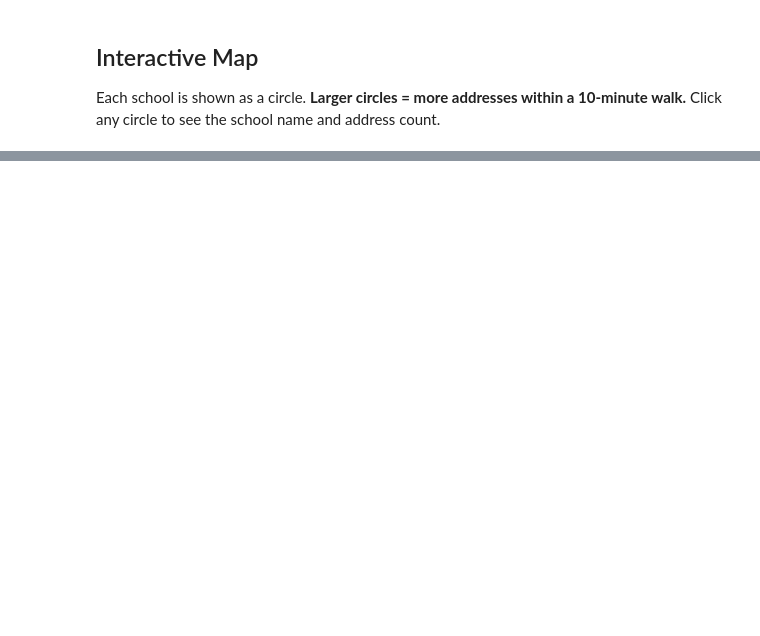
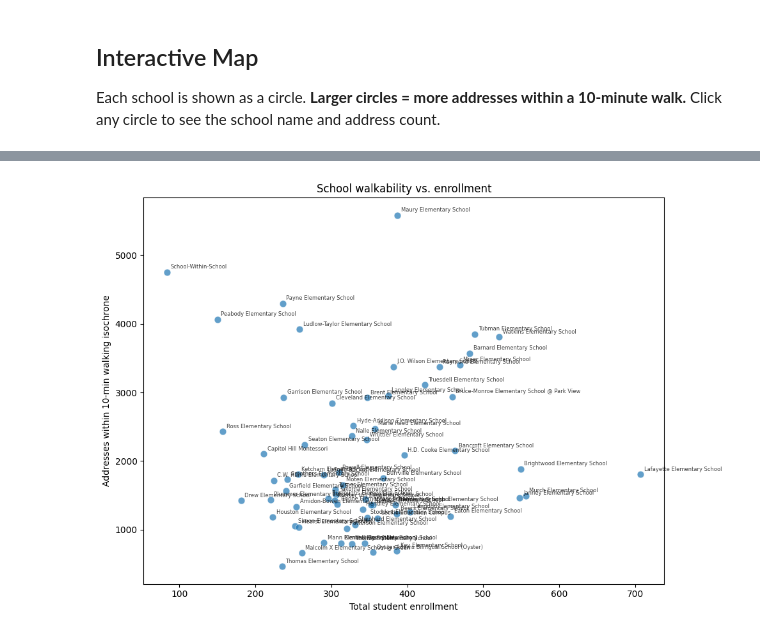
Before and after one commit to sbma44/georgetown-lecture-20260408-GBUS4401, a Jupyter notebook: geospatial_analysis.ipynb, the cells around one changed output, grey strips where cells are left out. Cells and saved outputs as stored; diff of their text form; code cells hidden in the pictures; blank space fills up the shorter version.

```diff
--- a/geospatial_analysis.ipynb
+++ b/geospatial_analysis.ipynb
@@ -21,7 +21,7 @@ No `pip install` needed.
 
 Get a free access token at [account.mapbox.com](https://account.mapbox.com). Replace the placeholder below with your token.
 # %%
-MAPBOX_ACCESS_TOKEN = "pk.eyJ1Ijoic2JtYTQ0IiwiYSI6ImNtbjZmanRieTA1NWkyc29mamFlcXhoOGgifQ.naA2YBz6btj9chkdeeuI0A"
+MAPBOX_ACCESS_TOKEN = ""
 # %% [markdown]
 ## 3. Download the Data
 
@@ -548,0 +586,29 @@ IFrame(src=f"data:text/html;base64,{base64.b64encode(html.encode()).decode()}",
+# %%
+import matplotlib.pyplot as plt
+
+rows = conn.execute("""
+    SELECT w.address_count, s.TOTAL_STUD, w.school_name
+    FROM walkability w
+    JOIN schools s ON w.school_name = s.SCHOOL_NAM
+    WHERE s.TOTAL_STUD IS NOT NULL
+""").fetchall()
+
+address_counts = [r[0] for r in rows]
+enrollments    = [r[1] for r in rows]
+names          = [r[2] for r in rows]
+
+fig, ax = plt.subplots(figsize=(10, 7))
+ax.scatter(enrollments, address_counts, alpha=0.7, edgecolors='white', linewidths=0.5, s=60)
+
+for x, y, name in zip(enrollments, address_counts, names):
+    ax.annotate(name, (x, y), fontsize=6, alpha=0.75,
+                xytext=(4, 4), textcoords='offset points')
+
+ax.set_xlabel("Total student enrollment")
+ax.set_ylabel("Addresses within 10-min walking isochrone")
+ax.set_title("School walkability vs. enrollment")
+
+plt.tight_layout()
+plt.show()
+# %% [output]
+[figure, added]
```
Also changed, not shown: parts of 4 cells of this notebook, 3 other files.
